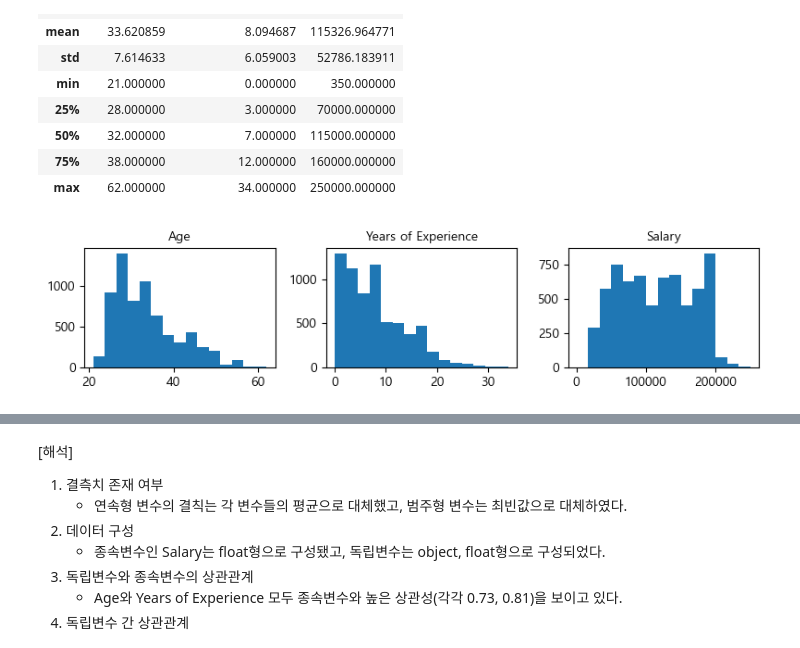
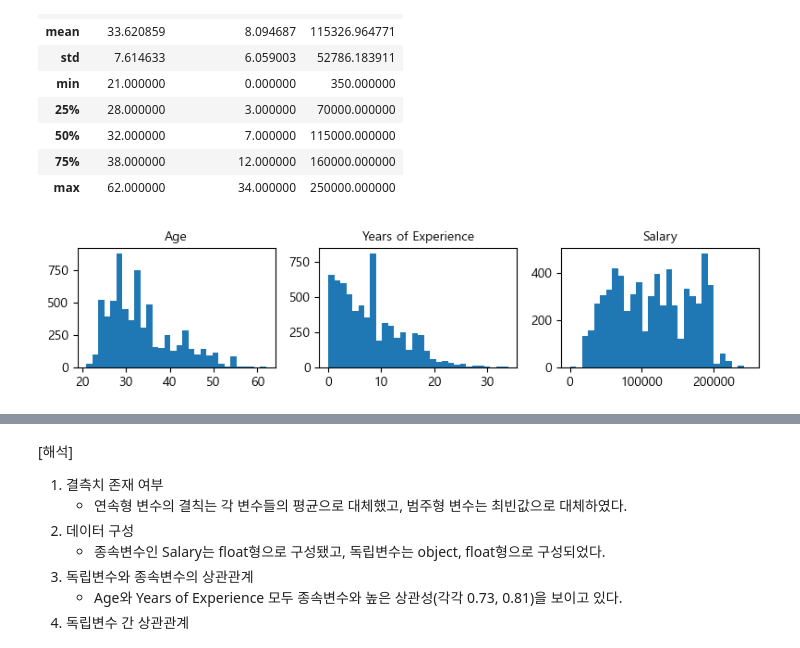
Before and after one commit to Park-Young-Bin/ADP_code, a Jupyter notebook: Kaggle_Salary Data.ipynb, the cells around one changed output, grey strips where cells are left out. Cells and saved outputs as stored; diff of their text form; code cells hidden in the pictures.

```diff
--- a/Kaggle_Salary Data.ipynb
+++ b/Kaggle_Salary Data.ipynb
@@ -56,14 +56,14 @@ df.describe()
 # %%
 # 연속형 변수 히스토그램
 fig, ax = plt.subplots(nrows=1, ncols=3, figsize=(8,2))
 for i, feature in zip(range(3), ['Age', 'Years of Experience', 'Salary']):
     col = i % 3
-    ax[col].hist(feature, bins=15, data=df)
+    ax[col].hist(feature, bins=30, data=df)
     ax[col].set_title(feature, fontsize=10)
 
 plt.tight_layout();
 # %% [output]
-[figure, old version]
+[figure, new version]
 # %%
 # 범주형 변수
 print(df['Gender'].value_counts())
```
Also changed, not shown: parts of 23 cells of this notebook.
